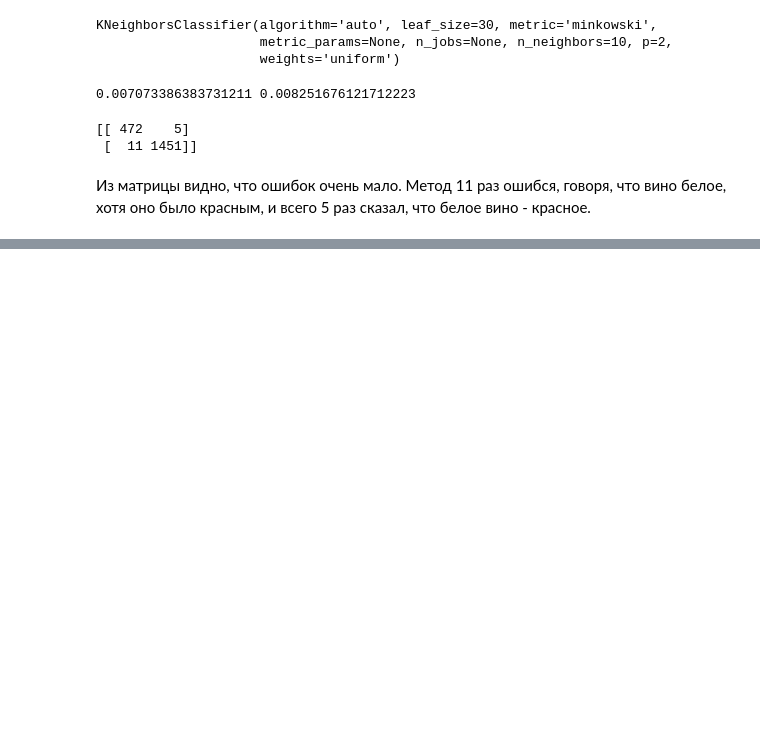
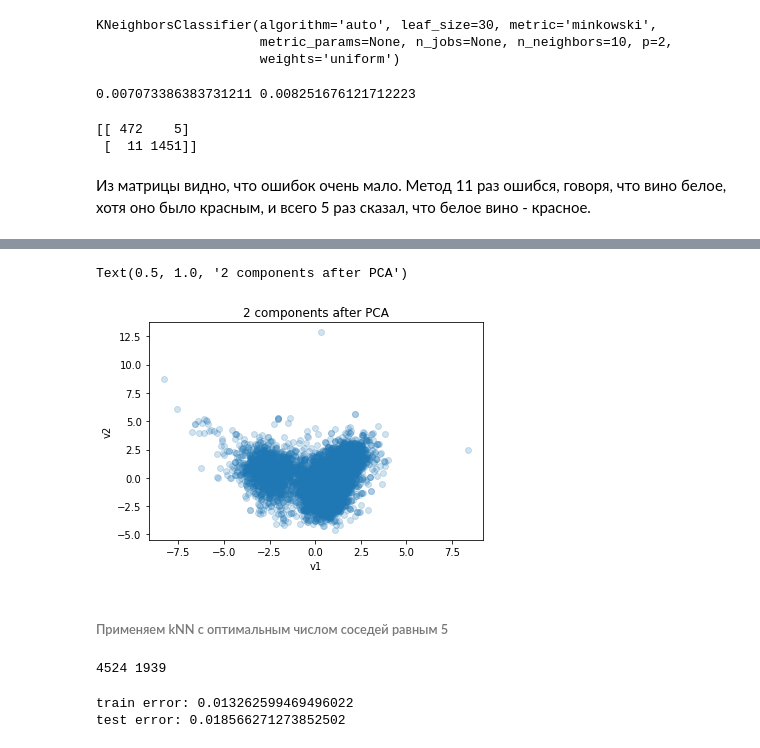
Before and after one commit to KSTconsult/MLearning, a Jupyter notebook: Lab1.ipynb, the cells around one changed output, grey strips where cells are left out. Cells and saved outputs as stored; diff of their text form; code cells hidden in the pictures; blank space fills up the shorter version.

```diff
--- a/Lab1.ipynb
+++ b/Lab1.ipynb
@@ -287,0 +321,3 @@ print(confusion_matrix(y_test, y_test_predict))
+# %%
+pca = PCA(n_components = 2)
+X_PCA = pca.fit_transform(X)
@@ -287,0 +336,33 @@ print(confusion_matrix(y_test, y_test_predict))
+# %%
+plt.scatter(X_PCA[:,0], X_PCA[:,1], alpha = .2)
+
+plt.xlabel('v1')
+plt.ylabel('v2')
+plt.title('2 components after PCA')
+# %% [output]
+Text(0.5, 1.0, '2 components after PCA')
+[figure, added]
+# %% [markdown]
+###### Применяем kNN с оптимальным числом соседей равным 5
+# %%
+from sklearn.model_selection import train_test_split
+X_train, X_test, y_train, y_test = train_test_split(X_PCA, y, test_size = 0.3, random_state = 42)
+
+N_train, _ = X_train.shape
+N_test,  _ = X_test.shape
+
+print(N_train, N_test)
+# %% [output]
+4524 1939
+# %%
+from sklearn.neighbors import KNeighborsClassifier
+knn = KNeighborsClassifier(n_neighbors = 5).fit(X_train, y_train)
+
+err_train = np.mean(y_train != knn.predict(X_train))
+err_test  = np.mean(y_test  != knn.predict(X_test))
+
+print("train error: " + str(err_train))
+print("test error: " + str(err_test))
+# %% [output]
+train error: 0.013262599469496022
+test error: 0.018566271273852502
```
Also changed, not shown: parts of 16 cells of this notebook.
